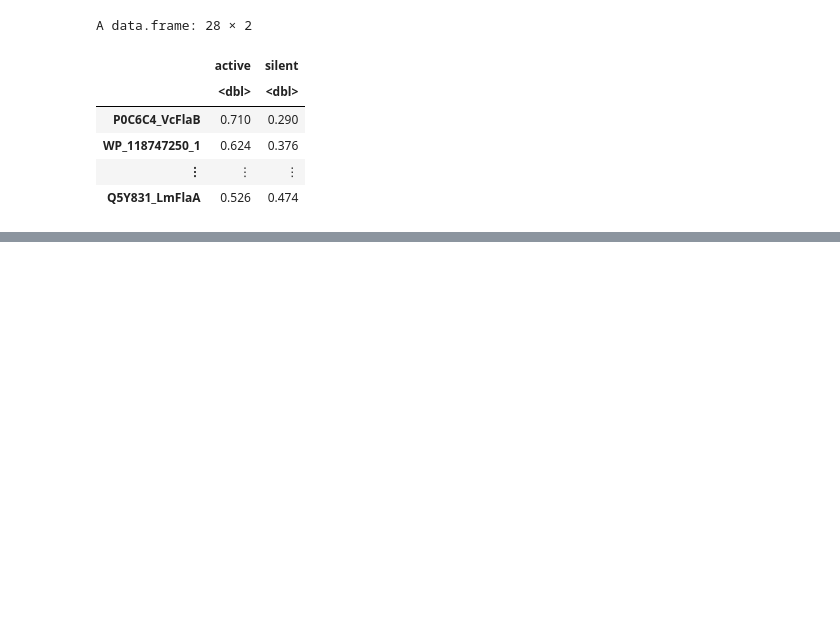
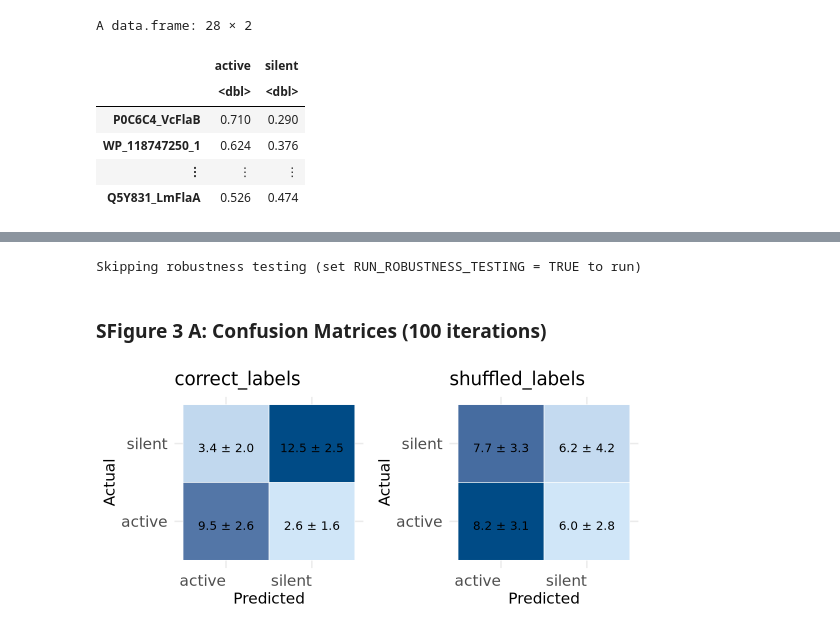
Before and after one commit to leylabmpi/FlaPro, a Jupyter notebook: notebooks/model/model_notebook.ipynb, the cells around one changed output, grey strips where cells are left out. Saved outputs shown, nothing was run; the diff lists cells and outputs as text; code cells hidden in the pictures; blank space fills up the shorter version.

```diff
--- a/notebooks/model/model_notebook.ipynb
+++ b/notebooks/model/model_notebook.ipynb
@@ -842,0 +479,17 @@ locale:
+# %%
+if (RUN_ROBUSTNESS_TESTING) {
+    cat("Running robustness testing with shuffled labels...\n")
+
+    # Shuffle the labels in the train dataset
+    train_shuffle <- train
+    train_shuffle[["Exp.phenotype"]] <- sample(train_shuffle[["Exp.phenotype"]])
+
+    res2 = train_model_nestedcv(train_shuffle)
+    summary(res2)
+} else {
+    cat("Skipping robustness testing (set RUN_ROBUSTNESS_TESTING = TRUE to run)\n")
+}
+# %% [output]
+Skipping robustness testing (set RUN_ROBUSTNESS_TESTING = TRUE to run)
+# %%
+res2 <- readRDS("../../../notebooks/annotation/functional/res2_v3_100.rds")
@@ -842,0 +520,56 @@ locale:
+# %% [markdown]
+### SFigure 3 A: Confusion Matrices (100 iterations)
+# %%
+# Confusion matrices for correct vs shuffled labels (mean +/- sd over 100 iterations)
+p.dims(5.5, 2.5)
+
+# Calculate mean and sd for each confusion matrix cell by method
+cm_summary <- results %>%
+    group_by(Method) %>%
+    summarize(
+        TP_mean = mean(TP, na.rm = TRUE), TP_sd = sd(TP, na.rm = TRUE),
+        FP_mean = mean(FP, na.rm = TRUE), FP_sd = sd(FP, na.rm = TRUE),
+        TN_mean = mean(TN, na.rm = TRUE), TN_sd = sd(TN, na.rm = TRUE),
+        FN_mean = mean(FN, na.rm = TRUE), FN_sd = sd(FN, na.rm = TRUE),
+        .groups = 'drop'
+    )
+
+# Get class labels from the data
+pos_label <- na.omit(unique(results$positive_class))[1]
+neg_label <- na.omit(unique(results$negative_class))[1]
+# %%
+
+# Create confusion matrix plots per method
+cm_plots <- lapply(unique(results$Method), function(m) {
+    md <- cm_summary %>% filter(Method == m)
+
+    plot_data <- data.frame(
+        Position = c('TP', 'FP', 'FN', 'TN'),
+        Mean = c(md$TP_mean, md$FP_mean, md$FN_mean, md$TN_mean),
+        SD   = c(md$TP_sd,   md$FP_sd,   md$FN_sd,   md$TN_sd)
+    )
+    plot_data$Label <- sprintf('%.1f ± %.1f', plot_data$Mean, plot_data$SD)
+
+    plot_data$row <- c(2, 1, 2, 1)  # TP, FP, FN, TN
+    plot_data$col <- c(2, 2, 1, 1)
+
+    ggplot(plot_data, aes(x = factor(col), y = factor(row))) +
+        geom_tile(aes(fill = Mean), color = 'white') +
+        geom_text(aes(label = Label), vjust = 1, size = rel(3)) +
+        scale_fill_gradient(low = '#d0e6f8', high = '#004b86ff') +
+        theme_minimal() +
+        theme(
+            axis.text.x = element_text(hjust = 1, size = rel(1)),
+            axis.text   = element_text(size = rel(1)),
+            axis.title  = element_text(size = rel(1)),
+            legend.title = element_text(size = rel(1)),
+            legend.position = 'none'
+        ) +
+        scale_x_discrete(labels = c(neg_label, pos_label)) +
+        scale_y_discrete(labels = c(neg_label, pos_label)) +
+        labs(title = m, x = 'Predicted', y = 'Actual')
+})
+
+do.call(gridExtra::grid.arrange, c(cm_plots, ncol = 2))
+# %% [output]
+[figure, added]
```
Also changed, not shown: parts of 122 cells of this notebook.
